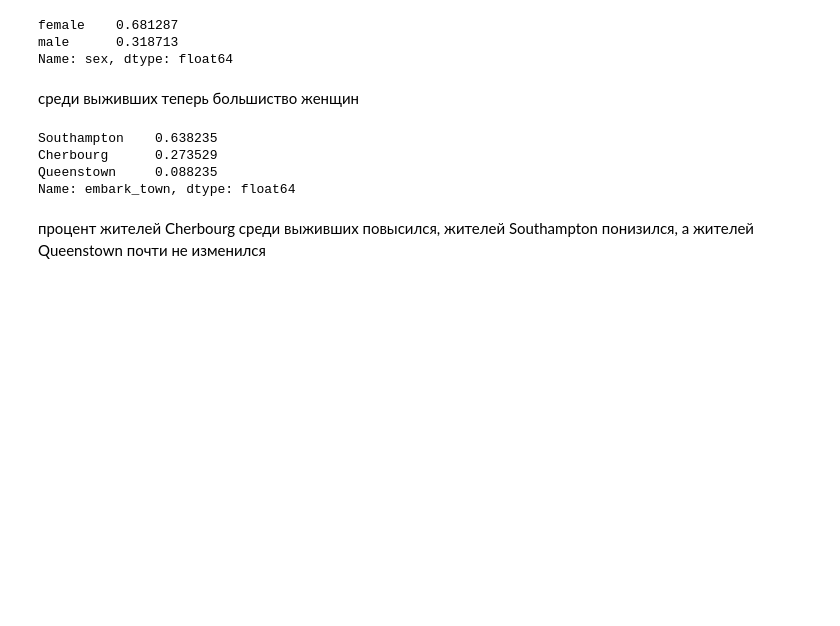
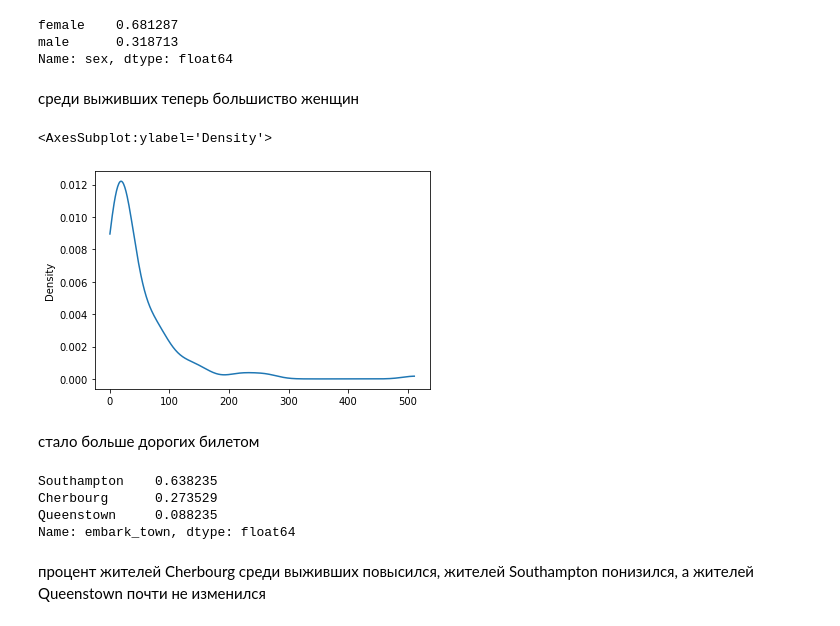
Before and after one commit to ave2407/yandex_ML, a Jupyter notebook: test_project/titanic.ipynb, the cells around one changed output. Drawn from its saved outputs; the diff is of its cells as text; code cells hidden in the pictures; blank space fills up the shorter version.

```diff
--- a/test_project/titanic.ipynb
+++ b/test_project/titanic.ipynb
@@ -217,6 +276,15 @@ male      0.318713
 Name: sex, dtype: float64
 # %% [markdown]
 среди выживших теперь большиство женщин
+# %%
+min_fare = survived.fare.min()
+max_fare = survived.fare.max()
+survived.fare.plot.kde(ind=list(range(int(min_fare), int(max_fare))))
+# %% [output]
+<AxesSubplot:ylabel='Density'>
+[figure, added]
+# %% [markdown]
+стало больше дорогих билетом
 # %%
 survived.embark_town.value_counts(normalize=True)
 # %% [output]
```
Also changed, not shown: parts of 21 cells of this notebook.
